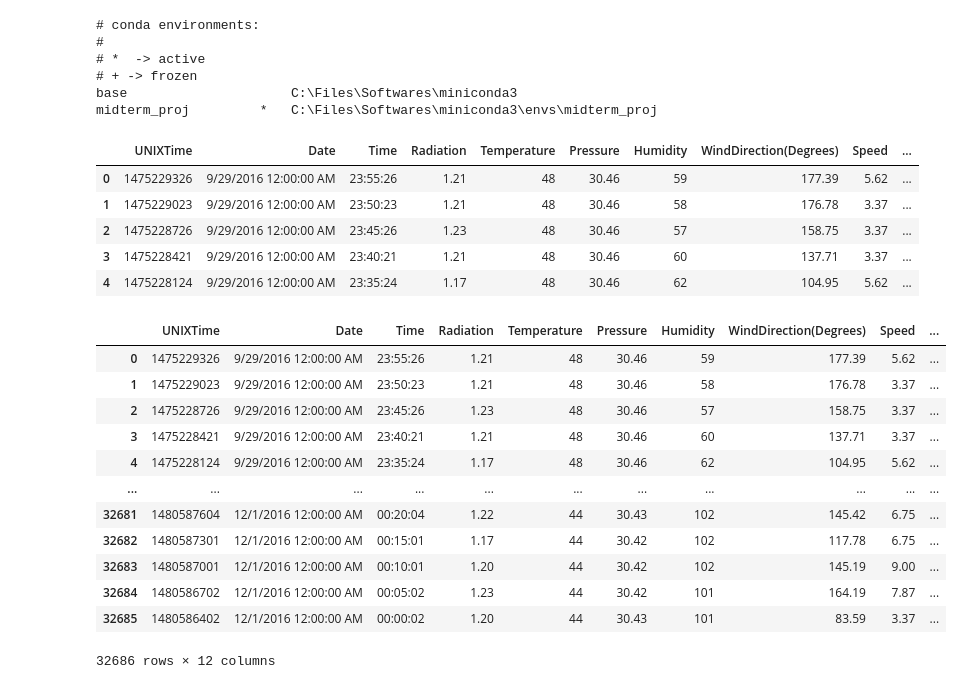
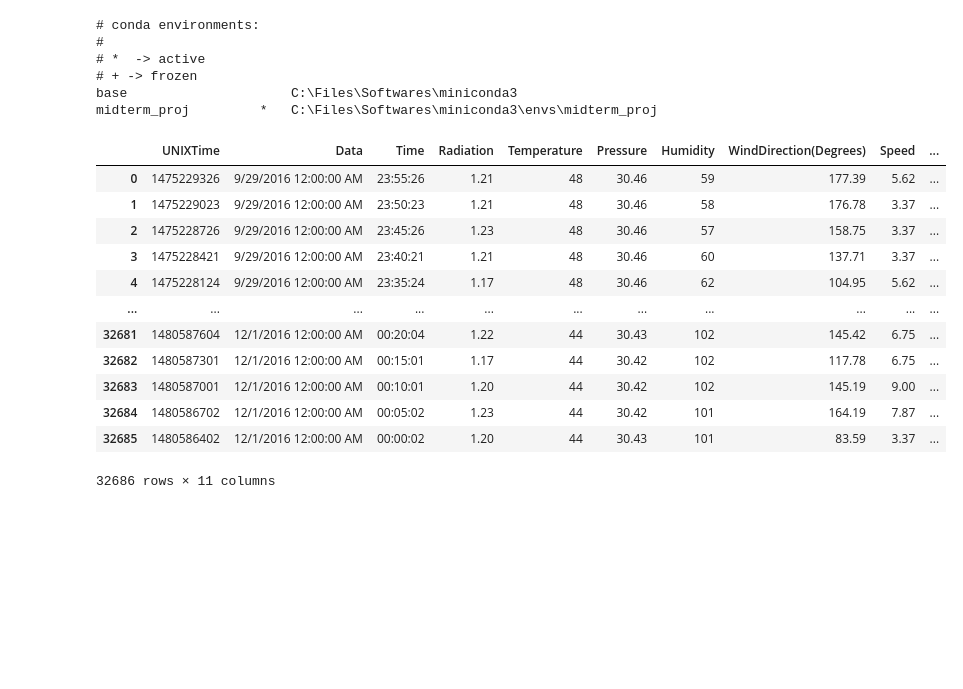
Before and after one commit to ashish911in/Datatalks_MLZoomCamp_2025_MidtermProj, a Jupyter notebook: Notebooks/learning.ipynb, the cells around one changed output. Drawn from its saved outputs; the diff is of its cells as text; code cells hidden in the pictures; blank space fills up the shorter version.

```diff
--- a/Notebooks/learning.ipynb
+++ b/Notebooks/learning.ipynb
@@ -48,14 +25,29 @@ import pandas as pd
 # %%
-data_location = 'L:\\Datatalks_MLZoomCamp_2025_MidtermProj\\Data\\'
-file_name = 'SolarPrediction.csv'
+# All constants here
+DATA_LOCATION = '..\\Data\\'
+FILE_NAME = 'InputFile'
+FILE_TYPE ='.csv'
+
+# All variables here
+
+df = []
 # %%
-df = pd.read_csv(data_location+file_name)
+def reload_df():
+    global df
+    df = pd.read_csv(DATA_LOCATION + FILE_NAME + FILE_TYPE)
+reload_df()
+df
+# %% [output]
+|  | UNIXTime | Data | Time | Radiation | Temperature | Pressure | Humidity | WindDirection(Degrees) | Speed | ... |
+| 0 | 1475229326 | 9/29/2016 12:00:00 AM | 23:55:26 | 1.21 | 48 | 30.46 | 59 | 177.39 | 5.62 | ... |
+| 1 | 1475229023 | 9/29/2016 12:00:00 AM | 23:50:23 | 1.21 | 48 | 30.46 | 58 | 176.78 | 3.37 | ... |
+| 2 | 1475228726 | 9/29/2016 12:00:00 AM | 23:45:26 | 1.23 | 48 | 30.46 | 57 | 158.75 | 3.37 | ... |
+| 3 | 1475228421 | 9/29/2016 12:00:00 AM | 23:40:21 | 1.21 | 48 | 30.46 | 60 | 137.71 | 3.37 | ... |
+| 4 | 1475228124 | 9/29/2016 12:00:00 AM | 23:35:24 | 1.17 | 48 | 30.46 | 62 | 104.95 | 5.62 | ... |
+| ... | ... | ... | ... | ... | ... | ... | ... | ... | ... | ... |
+| 32681 | 1480587604 | 12/1/2016 12:00:00 AM | 00:20:04 | 1.22 | 44 | 30.43 | 102 | 145.42 | 6.75 | ... |
+| 32682 | 1480587301 | 12/1/2016 12:00:00 AM | 00:15:01 | 1.17 | 44 | 30.42 | 102 | 117.78 | 6.75 | ... |
+| 32683 | 1480587001 | 12/1/2016 12:00:00 AM | 00:10:01 | 1.20 | 44 | 30.42 | 102 | 145.19 | 9.00 | ... |
+| 32684 | 1480586702 | 12/1/2016 12:00:00 AM | 00:05:02 | 1.23 | 44 | 30.42 | 101 | 164.19 | 7.87 | ... |
+| 32685 | 1480586402 | 12/1/2016 12:00:00 AM | 00:00:02 | 1.20 | 44 | 30.43 | 101 | 83.59 | 3.37 | ... |
+32686 rows × 11 columns
-# %%
-df.head()
-# %% [output]
-|  | UNIXTime | Date | Time | Radiation | Temperature | Pressure | Humidity | WindDirection(Degrees) | Speed | ... |
-| 0 | 1475229326 | 9/29/2016 12:00:00 AM | 23:55:26 | 1.21 | 48 | 30.46 | 59 | 177.39 | 5.62 | ... |
-| 1 | 1475229023 | 9/29/2016 12:00:00 AM | 23:50:23 | 1.21 | 48 | 30.46 | 58 | 176.78 | 3.37 | ... |
-| 2 | 1475228726 | 9/29/2016 12:00:00 AM | 23:45:26 | 1.23 | 48 | 30.46 | 57 | 158.75 | 3.37 | ... |
-| 3 | 1475228421 | 9/29/2016 12:00:00 AM | 23:40:21 | 1.21 | 48 | 30.46 | 60 | 137.71 | 3.37 | ... |
-| 4 | 1475228124 | 9/29/2016 12:00:00 AM | 23:35:24 | 1.17 | 48 | 30.46 | 62 | 104.95 | 5.62 | ... |
@@ -64,17 +54,4 @@ df.rename(columns={'Data': 'Date'}, inplace=True)
 # %%
+# confirmation of Unix time accuracy
+
 df['val_date'] = pd.to_datetime(df['UNIXTime'], unit='s')
-df
-# %% [output]
-|  | UNIXTime | Date | Time | Radiation | Temperature | Pressure | Humidity | WindDirection(Degrees) | Speed | ... |
-| 0 | 1475229326 | 9/29/2016 12:00:00 AM | 23:55:26 | 1.21 | 48 | 30.46 | 59 | 177.39 | 5.62 | ... |
-| 1 | 1475229023 | 9/29/2016 12:00:00 AM | 23:50:23 | 1.21 | 48 | 30.46 | 58 | 176.78 | 3.37 | ... |
-| 2 | 1475228726 | 9/29/2016 12:00:00 AM | 23:45:26 | 1.23 | 48 | 30.46 | 57 | 158.75 | 3.37 | ... |
-| 3 | 1475228421 | 9/29/2016 12:00:00 AM | 23:40:21 | 1.21 | 48 | 30.46 | 60 | 137.71 | 3.37 | ... |
-| 4 | 1475228124 | 9/29/2016 12:00:00 AM | 23:35:24 | 1.17 | 48 | 30.46 | 62 | 104.95 | 5.62 | ... |
-| ... | ... | ... | ... | ... | ... | ... | ... | ... | ... | ... |
-| 32681 | 1480587604 | 12/1/2016 12:00:00 AM | 00:20:04 | 1.22 | 44 | 30.43 | 102 | 145.42 | 6.75 | ... |
-| 32682 | 1480587301 | 12/1/2016 12:00:00 AM | 00:15:01 | 1.17 | 44 | 30.42 | 102 | 117.78 | 6.75 | ... |
-| 32683 | 1480587001 | 12/1/2016 12:00:00 AM | 00:10:01 | 1.20 | 44 | 30.42 | 102 | 145.19 | 9.00 | ... |
-| 32684 | 1480586702 | 12/1/2016 12:00:00 AM | 00:05:02 | 1.23 | 44 | 30.42 | 101 | 164.19 | 7.87 | ... |
-| 32685 | 1480586402 | 12/1/2016 12:00:00 AM | 00:00:02 | 1.20 | 44 | 30.43 | 101 | 83.59 | 3.37 | ... |
-32686 rows × 12 columns
```
Also changed, not shown: parts of 16 cells of this notebook, 2 other files.
